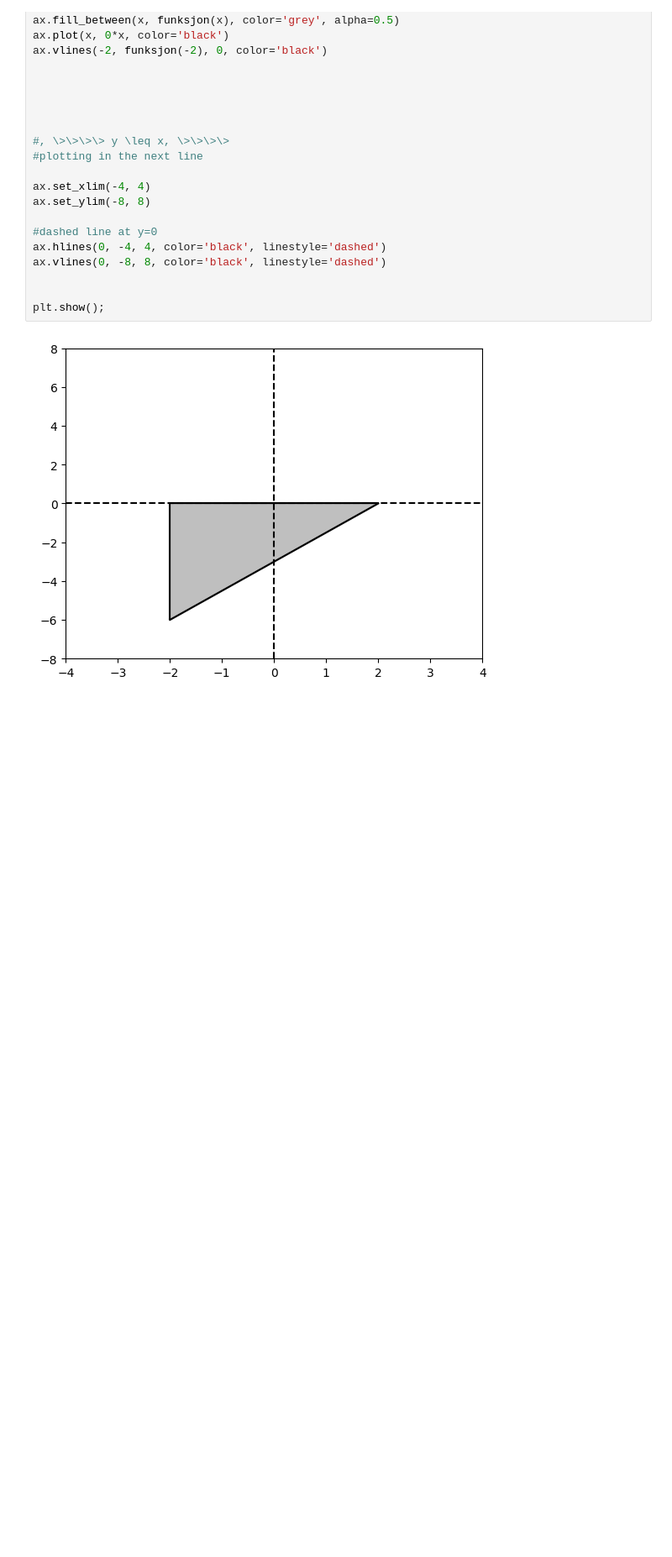
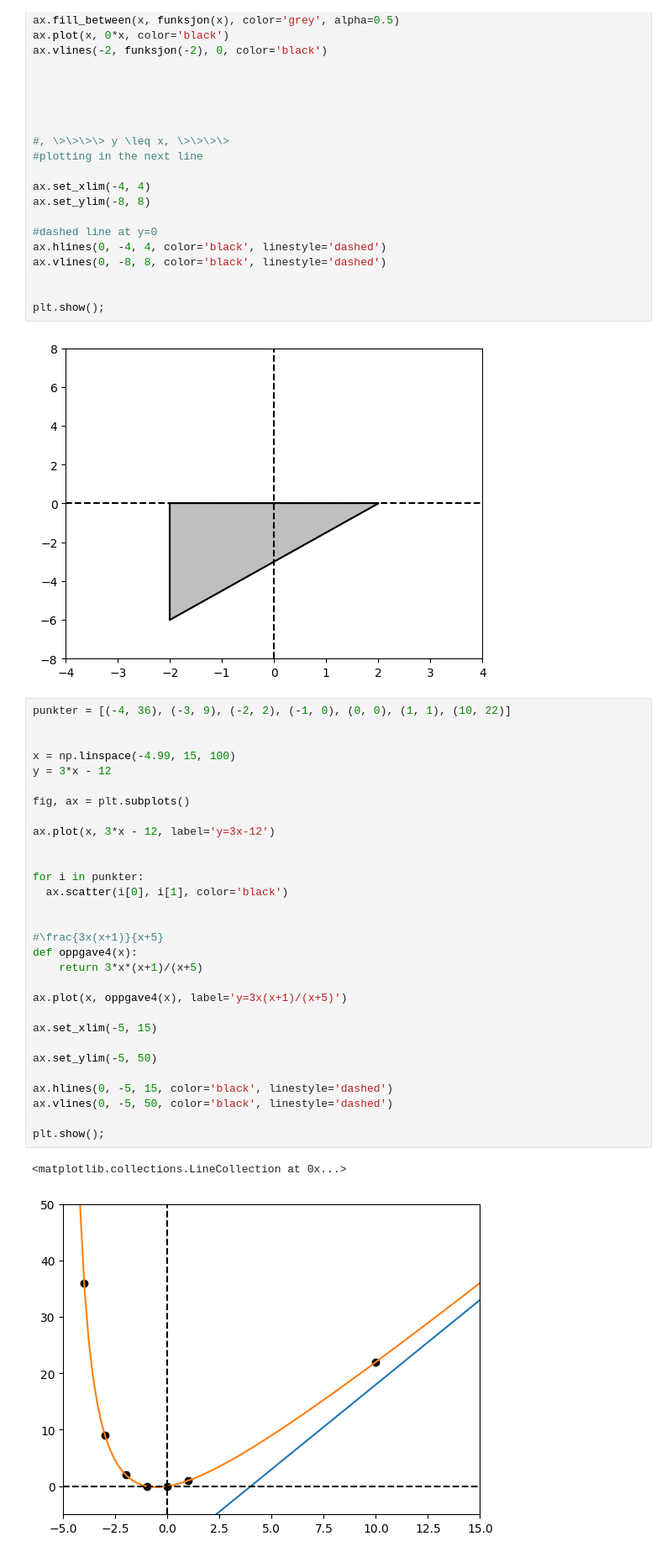
Before and after one commit to Danieljoha/Uit, a Jupyter notebook: Year 2/Semester 2/MAT-0001/Prosjekt1_pythonkode.ipynb, the cells around one changed output. Shown: that part at 84% size. Drawn from its saved outputs; the diff is of its cells as text; blank space fills up the shorter version.

Commit message:
ferdig med oppgaven

```diff
--- a/Year 2/Semester 2/MAT-0001/Prosjekt1_pythonkode.ipynb
+++ b/Year 2/Semester 2/MAT-0001/Prosjekt1_pythonkode.ipynb
@@ -35,3 +35,36 @@ ax.vlines(0, -8, 8, color='black', linestyle='dashed')
 plt.show();
 # %% [output]
 [figure]
+# %%
+punkter = [(-4, 36), (-3, 9), (-2, 2), (-1, 0), (0, 0), (1, 1), (10, 22)]
+
+
+x = np.linspace(-4.99, 15, 100)
+y = 3*x - 12
+
+fig, ax = plt.subplots()
+
+ax.plot(x, 3*x - 12, label='y=3x-12')
+
+
+for i in punkter:
+  ax.scatter(i[0], i[1], color='black')
+
+
+#\frac{3x(x+1)}{x+5}
+def oppgave4(x):
+    return 3*x*(x+1)/(x+5)
+
+ax.plot(x, oppgave4(x), label='y=3x(x+1)/(x+5)')
+
+ax.set_xlim(-5, 15)
+
+ax.set_ylim(-5, 50)
+
+ax.hlines(0, -5, 15, color='black', linestyle='dashed')
+ax.vlines(0, -5, 50, color='black', linestyle='dashed')
+
+plt.show();
+# %% [output]
+<matplotlib.collections.LineCollection at 0x...>
+[figure, added]
```
Also changed, not shown: 8 other files.
